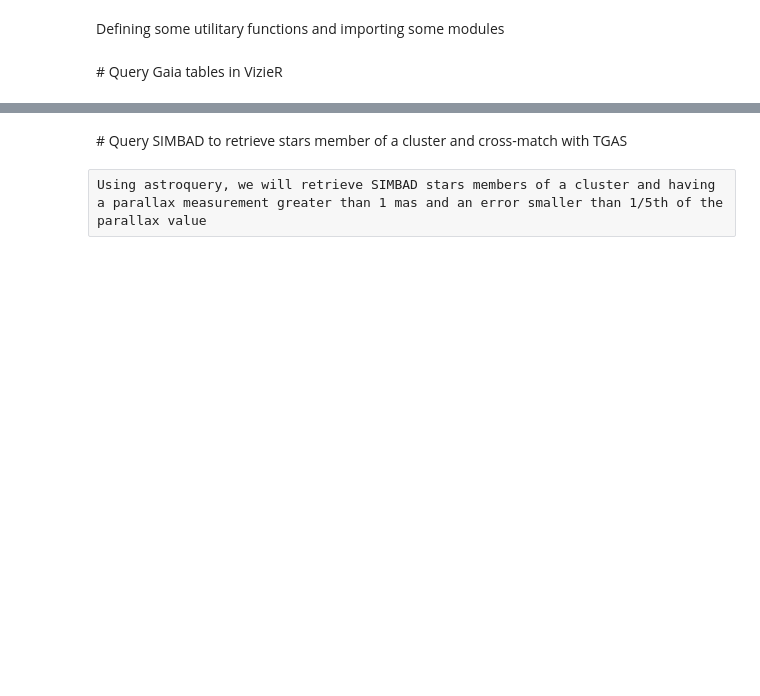
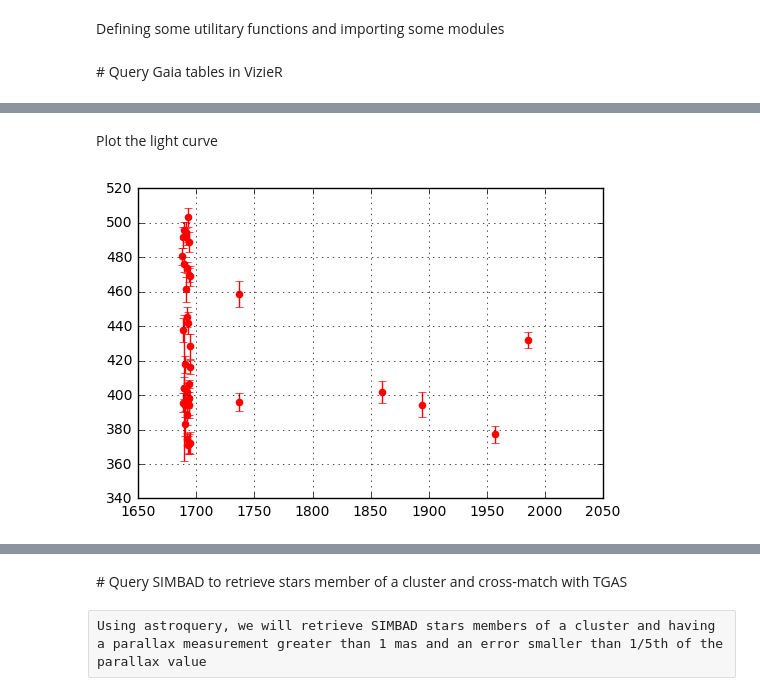
Before and after one commit to tboch/VO-access-GaiaDR1, a Jupyter notebook: notebooks/gaia-cds-services.ipynb, the cells around one changed output, grey strips where cells are left out. Saved outputs shown, nothing was run; the diff lists cells and outputs as text; code cells hidden in the pictures; blank space fills up the shorter version.

```diff
--- a/notebooks/gaia-cds-services.ipynb
+++ b/notebooks/gaia-cds-services.ipynb
@@ -93,0 +124,4 @@ def plot_scatter_density(xdata, ydata, xlabel, ylabel, title, xlim=None, ylim=No
+# %%
+Vizier.ROW_LIMIT = 100000
+result = Vizier.query_region('Messier 44', radius='0d20m0s', catalog='I/337/gaia')
+print(result[0]['RA_ICRS', 'DE_ICRS', 'Source', 'Plx'])
@@ -93,0 +201,3 @@ def plot_scatter_density(xdata, ydata, xlabel, ylabel, title, xlim=None, ylim=No
+# %%
+lc_points = Vizier(column_filters={"Source":"4660711867541110784"}).get_catalogs(catalog='I/337/fov')[0]
+print(lc_points['ObsTime', 'FG'])
@@ -93,0 +222,11 @@ def plot_scatter_density(xdata, ydata, xlabel, ylabel, title, xlim=None, ylim=No
+# %% [markdown]
+Plot the light curve
+# %%
+x = lc_points['ObsTime']
+y = lc_points['FG']
+y_err = lc_points['e_FG']
+plt.scatter(x, y, color='r')
+plt.errorbar(x, y, yerr=y_err, color='r', linestyle='None')
+plt.grid(True)
+# %% [output]
+[figure, added]
```
Also changed, not shown: parts of 17 cells of this notebook.
